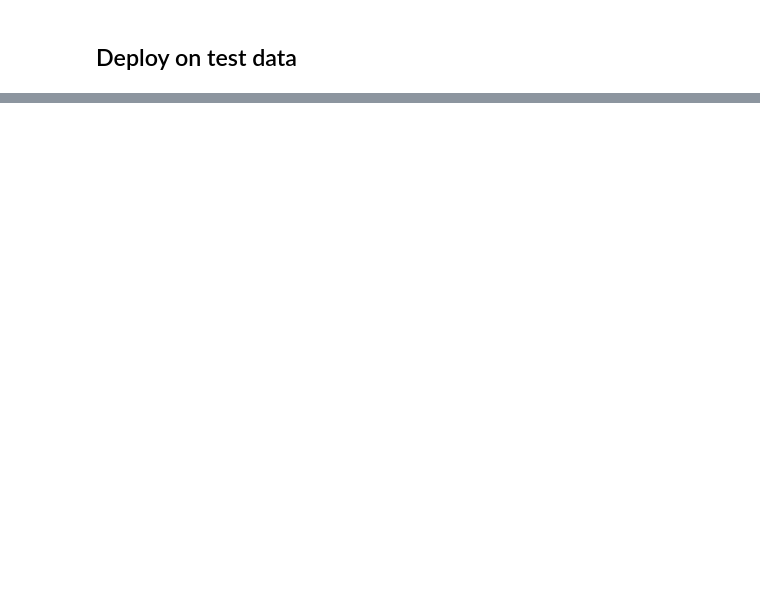
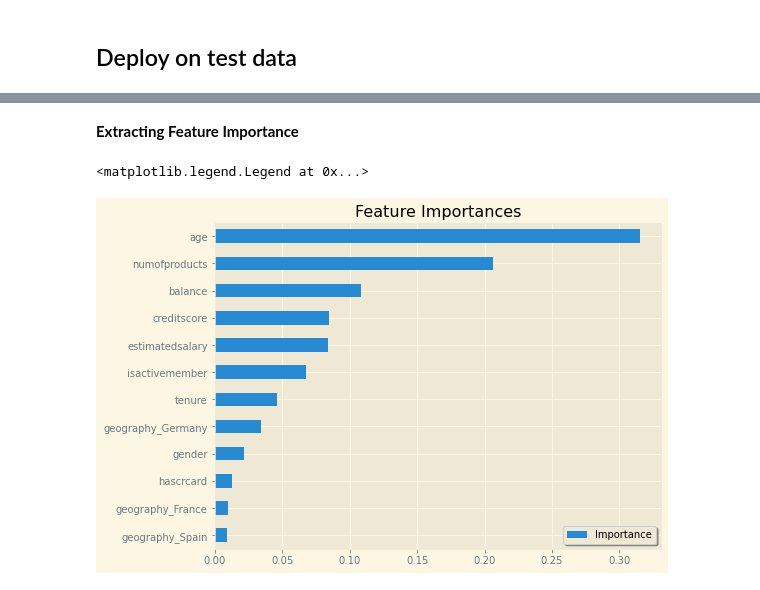
Before and after one commit to KishenSharma6/Bank_Customer_Churn_Analysis, a Jupyter notebook: Project_Codes/03_Machine_Learning/2020_0721_Modeling.ipynb, the cells around one changed output, grey strips where cells are left out. Drawn from its saved outputs; the diff is of its cells as text; code cells hidden in the pictures; blank space fills up the shorter version.

```diff
--- a/Project_Codes/03_Machine_Learning/2020_0721_Modeling.ipynb
+++ b/Project_Codes/03_Machine_Learning/2020_0721_Modeling.ipynb
@@ -332,0 +362,24 @@ weighted avg       0.85      0.83      0.78      2000
+# %% [markdown]
+**Extracting Feature Importance**
+# %%
+#Get transformed feature names and convert to list
+new_cat_features = list(tuned_forest['Preprocessor'].transformers_[1][1]['onehot'].get_feature_names(cat_features))
+
+#Convert num_features to list and assign to features
+features = list(num_features)
+
+#Extend features to include new_cat_features
+features.extend(new_cat_features)
+
+#Get feature importances and plot
+feat_imp = pd.DataFrame(tuned_forest['model'].feature_importances_, columns=['feat_import'], index = features)
+f, ax = plt.subplots(figsize = (8,6))
+feat_imp.sort_values(by='feat_import').plot(kind = 'barh', ax=ax)
+
+#Set plot aesthetics
+ax.set_title('Feature Importances')
+
+ax.legend(['Importance'], shadow=True, frameon = True)
+# %% [output]
+<matplotlib.legend.Legend at 0x...>
+[figure, added]
```
Also changed, not shown: parts of 12 cells of this notebook, 1 other file.
